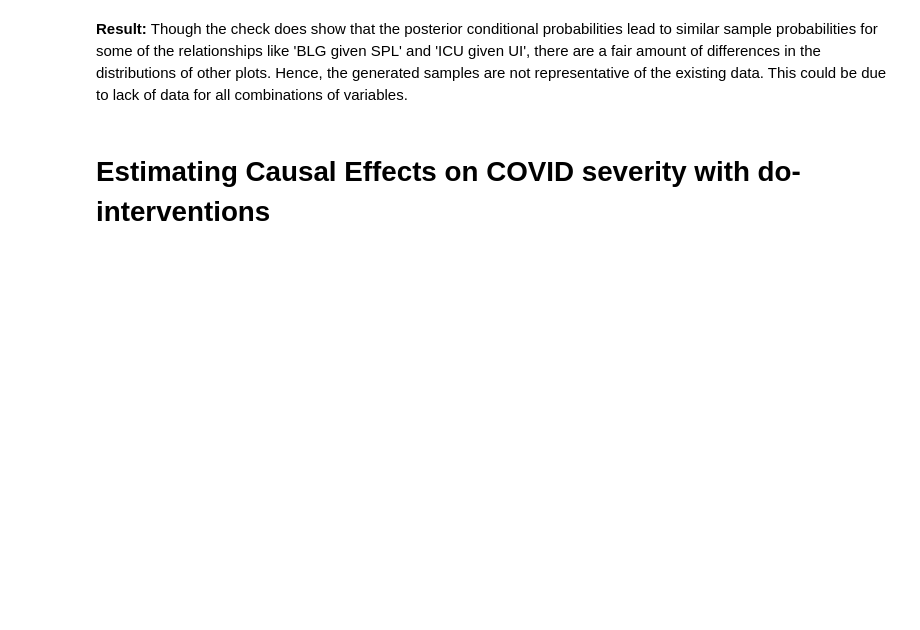
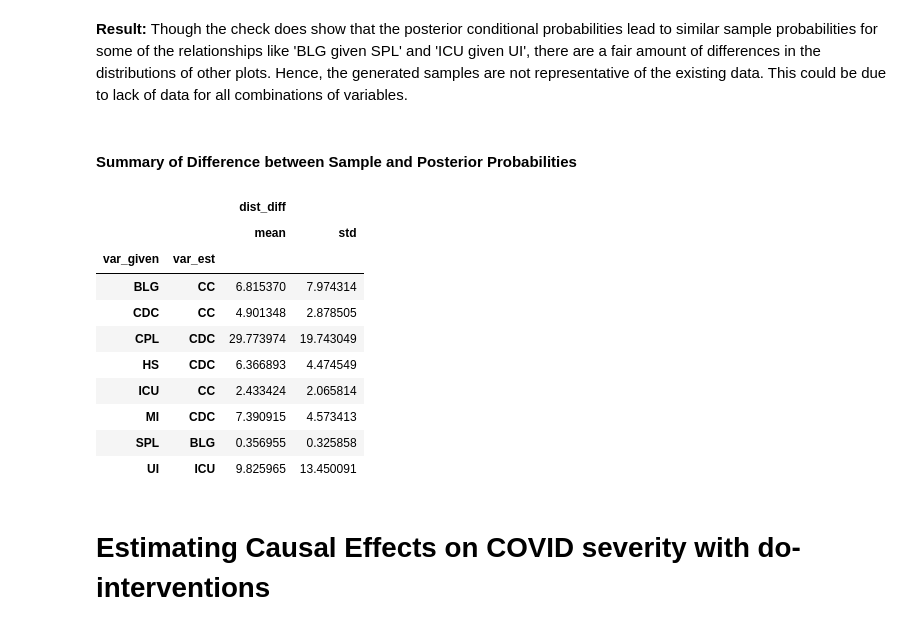
Before and after one commit to chloelarkin/county-covid-cases, a Jupyter notebook: causal_modeling/Covid19_Causal_Model.ipynb, the cells around one changed output. Cells and saved outputs as stored; diff of their text form; code cells hidden in the pictures; blank space fills up the shorter version.

```diff
--- a/causal_modeling/Covid19_Causal_Model.ipynb
+++ b/causal_modeling/Covid19_Causal_Model.ipynb
@@ -782,5 +802,21 @@ No handles with labels found to put in legend.
 # %% [markdown]
 **Result:** Though the check does show that the posterior conditional probabilities lead to similar sample probabilities for some of the relationships like 'BLG given SPL' and 'ICU given UI', there are a fair amount of differences in the distributions of other plots. Hence, the generated samples are not representative of the existing data. This could be due to lack of data for all combinations of variables.
+# %% [markdown]
+#### Summary of Difference between Sample and Posterior Probabilities
+# %%
+post_pred_df.groupby(['var_given','var_est']).agg({'dist_diff' : [np.mean, np.std]})*100
+# %% [output]
+|  |  | dist_diff |  |
+|  |  | mean | std |
+| var_given | var_est |  |  |
+| BLG | CC | 6.815370 | 7.974314 |
+| CDC | CC | 4.901348 | 2.878505 |
+| CPL | CDC | 29.773974 | 19.743049 |
+| HS | CDC | 6.366893 | 4.474549 |
+| ICU | CC | 2.433424 | 2.065814 |
+| MI | CDC | 7.390915 | 4.573413 |
+| SPL | BLG | 0.356955 | 0.325858 |
+| UI | ICU | 9.825965 | 13.450091 |
 # %% [markdown]
 # Estimating Causal Effects on COVID severity with do-interventions
 # %% [markdown]
```
Also changed, not shown: parts of 5 cells of this notebook.
